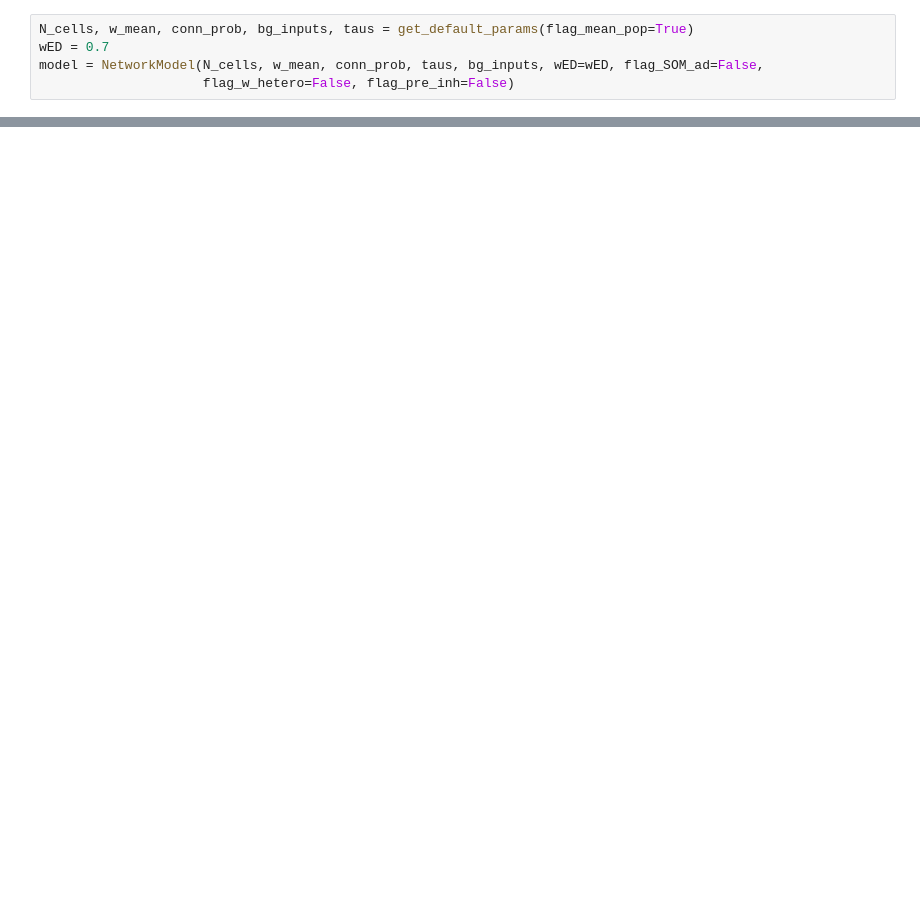
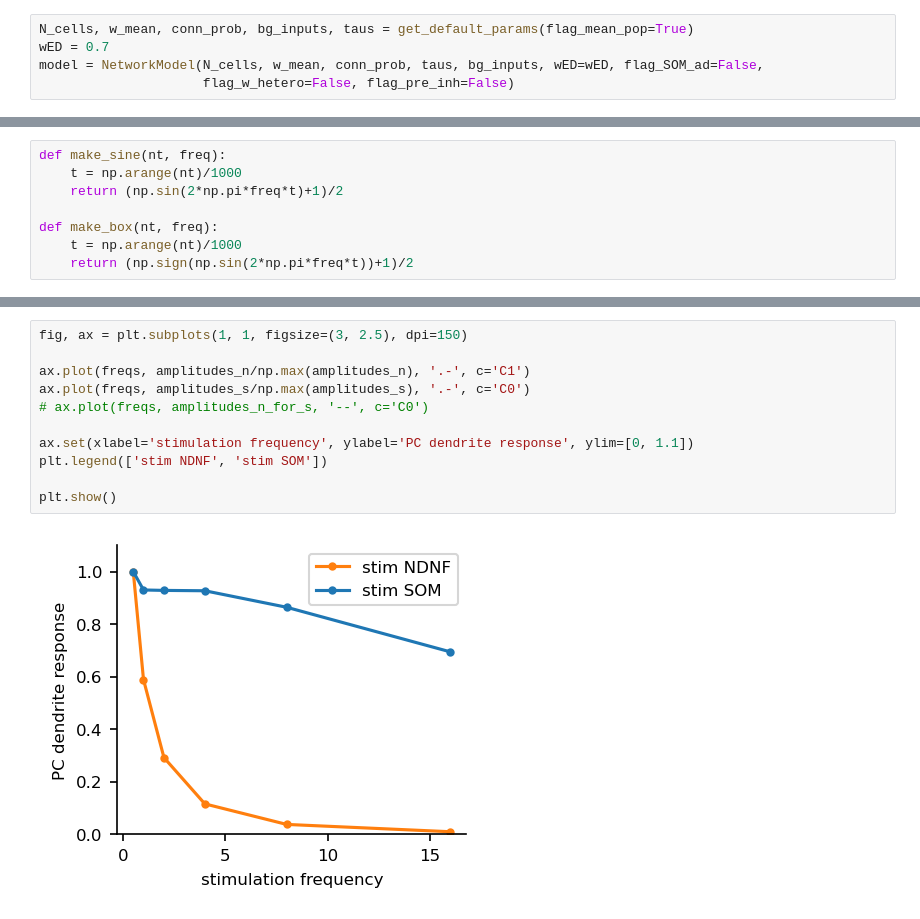
Before and after one commit to LNaumann/NDNF_control_inhibition_Naumann25, a Jupyter notebook: code/play_with_network.ipynb, the cells around one changed output, grey strips where cells are left out. Cells and saved outputs as stored; diff of their text form; blank space fills up the shorter version.

```diff
--- a/code/play_with_network.ipynb
+++ b/code/play_with_network.ipynb
@@ -84,0 +148,8 @@ interactive(children=(FloatSlider(value=0.5, description='wPS', max=2.0), FloatS
+# %%
+def make_sine(nt, freq):
+    t = np.arange(nt)/1000
+    return (np.sin(2*np.pi*freq*t)+1)/2
+
+def make_box(nt, freq):
+    t = np.arange(nt)/1000
+    return (np.sign(np.sin(2*np.pi*freq*t))+1)/2
@@ -84,0 +241,13 @@ interactive(children=(FloatSlider(value=0.5, description='wPS', max=2.0), FloatS
+# %%
+fig, ax = plt.subplots(1, 1, figsize=(3, 2.5), dpi=150)
+
+ax.plot(freqs, amplitudes_n/np.max(amplitudes_n), '.-', c='C1')
+ax.plot(freqs, amplitudes_s/np.max(amplitudes_s), '.-', c='C0')
+# ax.plot(freqs, amplitudes_n_for_s, '--', c='C0')
+
+ax.set(xlabel='stimulation frequency', ylabel='PC dendrite response', ylim=[0, 1.1])
+plt.legend(['stim NDNF', 'stim SOM'])
+
+plt.show()
+# %% [output]
+[figure, added]
```
Also changed, not shown: parts of 8 cells of this notebook.
